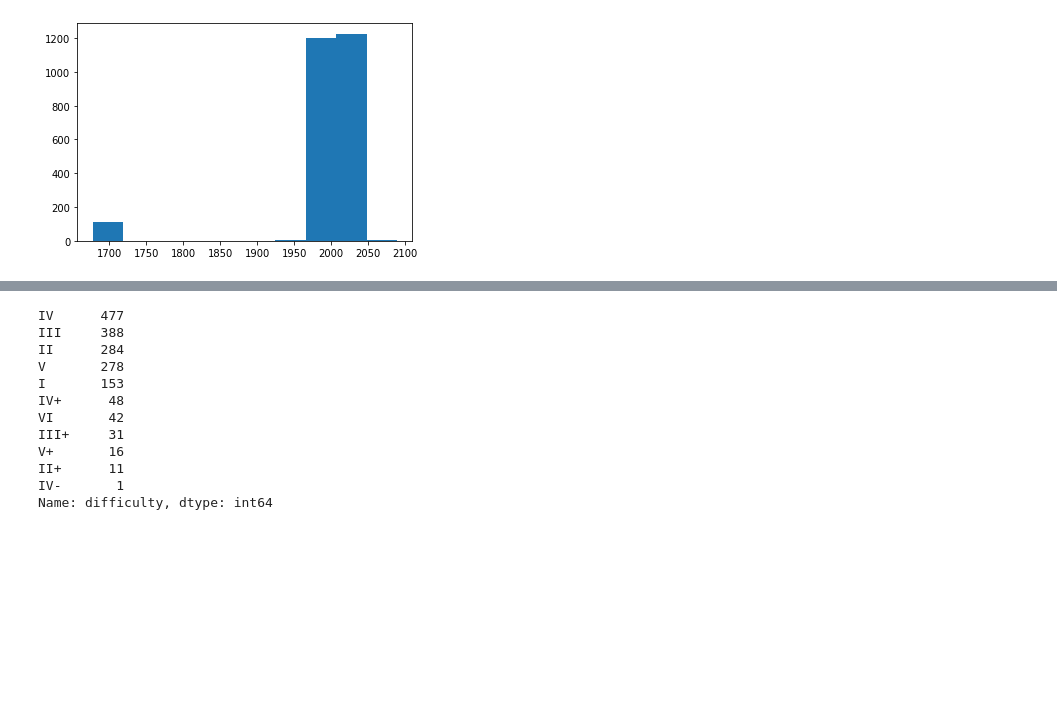
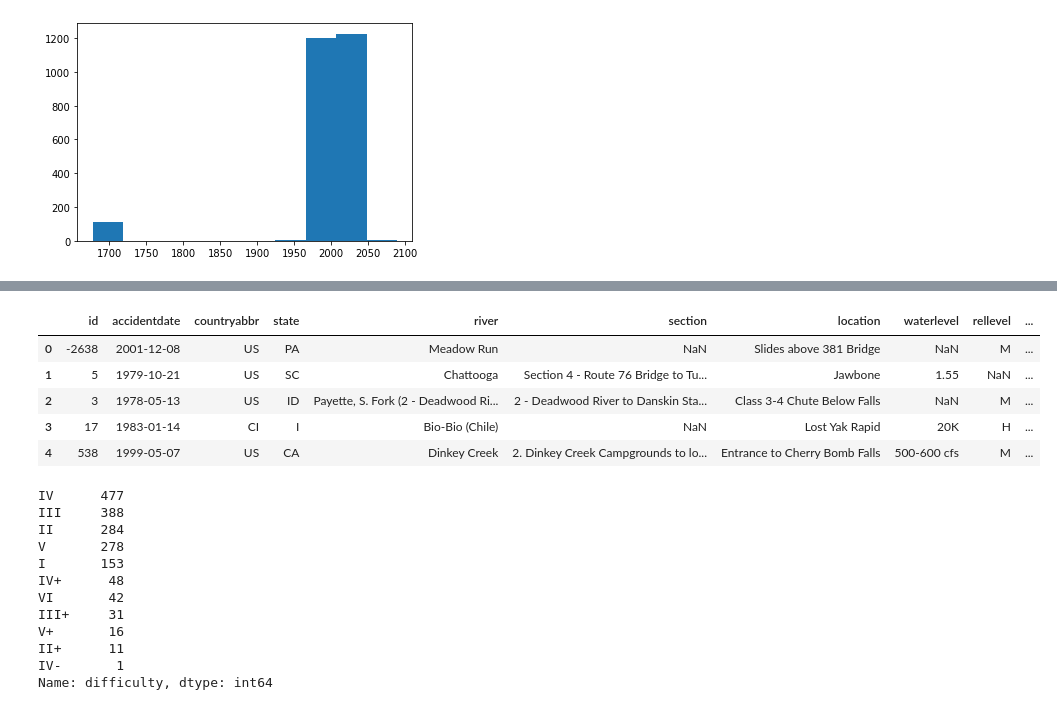
Before and after one commit to hfeiss/AWaccidents, a Jupyter notebook: notebooks/eda.ipynb, the cells around one changed output, grey strips where cells are left out. Saved outputs shown, nothing was run; the diff lists cells and outputs as text; code cells hidden in the pictures; blank space fills up the shorter version.

```diff
--- a/notebooks/eda.ipynb
+++ b/notebooks/eda.ipynb
@@ -59,3 +39,12 @@ x.head(15)
+# %%
+df.head()
+# %% [output]
+|  | id | accidentdate | countryabbr | state | river | section | location | waterlevel | rellevel | ... |
+| 0 | -2638 | 2001-12-08 | US | PA | Meadow Run | NaN | Slides above 381 Bridge | NaN | M | ... |
+| 1 | 5 | 1979-10-21 | US | SC | Chattooga | Section 4 - Route 76 Bridge to Tu... | Jawbone | 1.55 | NaN | ... |
+| 2 | 3 | 1978-05-13 | US | ID | Payette, S. Fork (2 - Deadwood Ri... | 2 - Deadwood River to Danskin Sta... | Class 3-4 Chute Below Falls | NaN | M | ... |
+| 3 | 17 | 1983-01-14 | CI | I | Bio-Bio (Chile) | NaN | Lost Yak Rapid | 20K | H | ... |
+| 4 | 538 | 1999-05-07 | US | CA | Dinkey Creek | 2. Dinkey Creek Campgrounds to lo... | Entrance to Cherry Bomb Falls | 500-600 cfs | M | ... |
 # %%
 df['difficulty'].value_counts()
 # %% [output]
```
Also changed, not shown: parts of 2 cells of this notebook, 2 other files.
